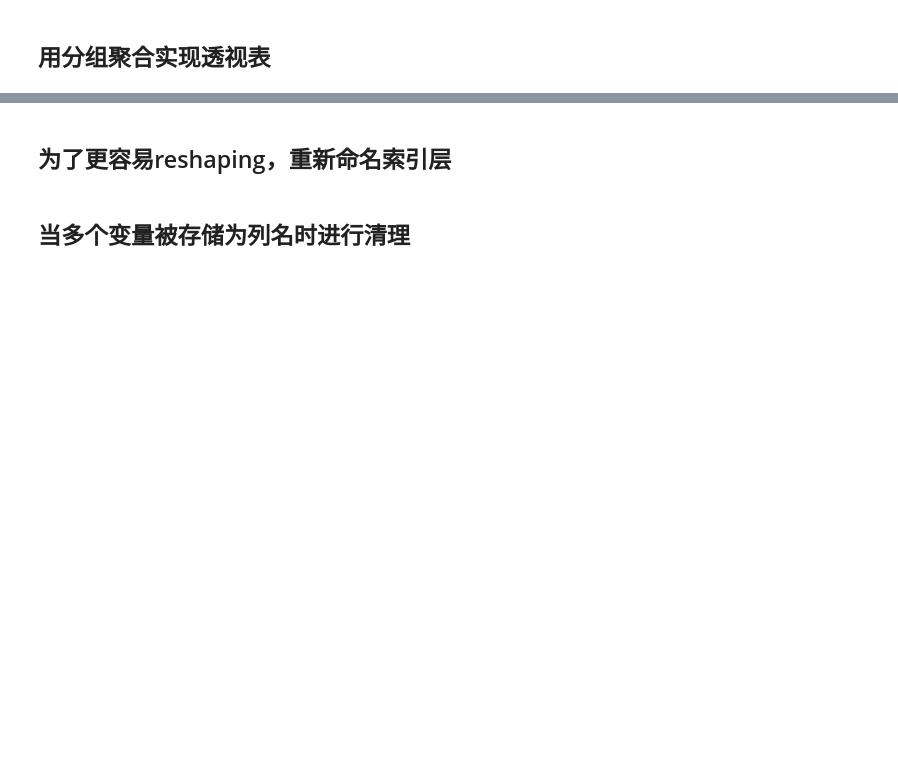
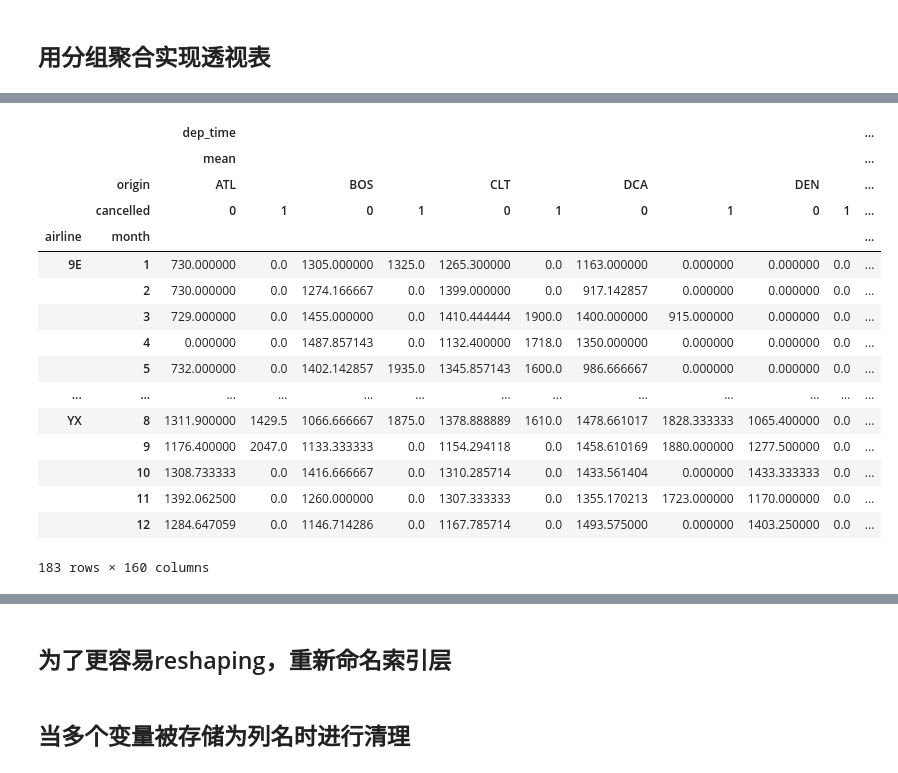
Before and after one commit to 99night66/pandas_study, a Jupyter notebook: 8_数据清理.ipynb, the cells around one changed output, grey strips where cells are left out. Drawn from its saved outputs; the diff is of its cells as text; code cells hidden in the pictures; blank space fills up the shorter version.

```diff
--- a/8_数据清理.ipynb
+++ b/8_数据清理.ipynb
@@ -416,5 +511,5 @@ agg2.unstack('GENDER')
 # %% [markdown]
 ## 用分组聚合实现透视表
 # %%
-flights = pd.read_csv('flights.csv')
+flights = pd.read_csv('flights.csv', parse_dates=['date'])
 flights.head()
@@ -433,4 +567,7 @@ fp.equals(fg_unstack)
 # %%
-fp2 = flights.pivot_table(index=['AIRLINE', 'MONTH'], columns=['ORG_AIR', 'CANCELLED'],
-                          values=['DEP_DELAY', 'DIST'], aggfunc=[np.mean, np.sum], fill_value=0)
+# 实现一个稍微复杂点的透视表
+
+flights['month'] = flights['date'].dt.month
+fp2 = flights.pivot_table(index=['airline', 'month'], columns=['origin', 'cancelled'],
+                          values=['dep_time', 'distance'], aggfunc=[np.mean, np.sum], fill_value=0)
 fp2.head()
@@ -441,0 +605,21 @@ flights.groupby(['AIRLINE', 'MONTH', 'ORG_AIR', 'CANCELLED'])['DEP_DELAY', 'DIST
+# %%
+flights.groupby(['airline', 'month', 'origin', 'cancelled'])[['dep_time', 'distance']]\
+        .agg(['mean', 'sum']).unstack(['origin', 'cancelled'], fill_value=0)
+# %% [output]
+|  |  | dep_time |  |  |  |  |  |  |  |  |  | ... |
+|  |  | mean |  |  |  |  |  |  |  |  |  | ... |
+|  | origin | ATL |  | BOS |  | CLT |  | DCA |  | DEN |  | ... |
+|  | cancelled | 0 | 1 | 0 | 1 | 0 | 1 | 0 | 1 | 0 | 1 | ... |
+| airline | month |  |  |  |  |  |  |  |  |  |  | ... |
+| 9E | 1 | 730.000000 | 0.0 | 1305.000000 | 1325.0 | 1265.300000 | 0.0 | 1163.000000 | 0.000000 | 0.000000 | 0.0 | ... |
+|  | 2 | 730.000000 | 0.0 | 1274.166667 | 0.0 | 1399.000000 | 0.0 | 917.142857 | 0.000000 | 0.000000 | 0.0 | ... |
+|  | 3 | 729.000000 | 0.0 | 1455.000000 | 0.0 | 1410.444444 | 1900.0 | 1400.000000 | 915.000000 | 0.000000 | 0.0 | ... |
+|  | 4 | 0.000000 | 0.0 | 1487.857143 | 0.0 | 1132.400000 | 1718.0 | 1350.000000 | 0.000000 | 0.000000 | 0.0 | ... |
+|  | 5 | 732.000000 | 0.0 | 1402.142857 | 1935.0 | 1345.857143 | 1600.0 | 986.666667 | 0.000000 | 0.000000 | 0.0 | ... |
+| ... | ... | ... | ... | ... | ... | ... | ... | ... | ... | ... | ... | ... |
+| YX | 8 | 1311.900000 | 1429.5 | 1066.666667 | 1875.0 | 1378.888889 | 1610.0 | 1478.661017 | 1828.333333 | 1065.400000 | 0.0 | ... |
+|  | 9 | 1176.400000 | 2047.0 | 1133.333333 | 0.0 | 1154.294118 | 0.0 | 1458.610169 | 1880.000000 | 1277.500000 | 0.0 | ... |
+|  | 10 | 1308.733333 | 0.0 | 1416.666667 | 0.0 | 1310.285714 | 0.0 | 1433.561404 | 0.000000 | 1433.333333 | 0.0 | ... |
+|  | 11 | 1392.062500 | 0.0 | 1260.000000 | 0.0 | 1307.333333 | 0.0 | 1355.170213 | 1723.000000 | 1170.000000 | 0.0 | ... |
+|  | 12 | 1284.647059 | 0.0 | 1146.714286 | 0.0 | 1167.785714 | 0.0 | 1493.575000 | 0.000000 | 1403.250000 | 0.0 | ... |
+183 rows × 160 columns
```
Also changed, not shown: parts of 23 cells of this notebook.
